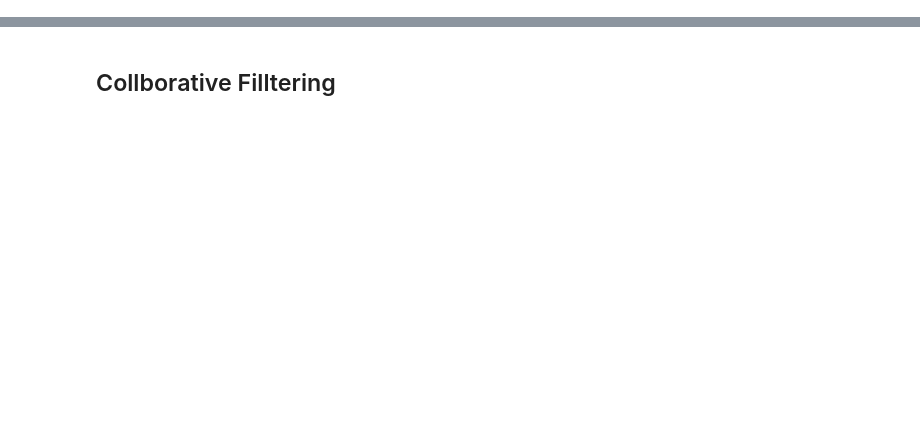
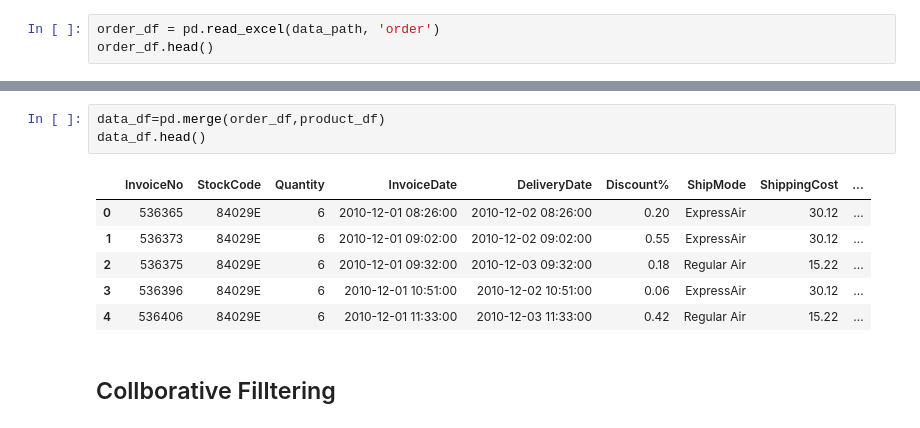
Before and after one commit to PhatNguyen3174/e-commerce_hybrid_recommendation_system, a Jupyter notebook: RS_Hybrid Recommendation System.ipynb, the cells around one changed output, grey strips where cells are left out. Saved outputs shown, nothing was run; the diff lists cells and outputs as text; blank space fills up the shorter version.

```diff
--- a/RS_Hybrid Recommendation System.ipynb
+++ b/RS_Hybrid Recommendation System.ipynb
@@ -8 +9,4 @@ product_path = 'Datasets\Rec_sys_content.csv' # @param {type:"string"}
 data_path='Datasets/Rec_sys_data.xlsx'# @param {type:"string"}
+# %%
+order_df = pd.read_excel(data_path, 'order')
+order_df.head()
@@ -30,2 +30,12 @@ product_df.head()
+# %%
+data_df=pd.merge(order_df,product_df)
+data_df.head()
+# %% [output]
+|  | InvoiceNo | StockCode | Quantity | InvoiceDate | DeliveryDate | Discount% | ShipMode | ShippingCost | ... |
+| 0 | 536365 | 84029E | 6 | 2010-12-01 08:26:00 | 2010-12-02 08:26:00 | 0.20 | ExpressAir | 30.12 | ... |
+| 1 | 536373 | 84029E | 6 | 2010-12-01 09:02:00 | 2010-12-02 09:02:00 | 0.55 | ExpressAir | 30.12 | ... |
+| 2 | 536375 | 84029E | 6 | 2010-12-01 09:32:00 | 2010-12-03 09:32:00 | 0.18 | Regular Air | 15.22 | ... |
+| 3 | 536396 | 84029E | 6 | 2010-12-01 10:51:00 | 2010-12-02 10:51:00 | 0.06 | ExpressAir | 30.12 | ... |
+| 4 | 536406 | 84029E | 6 | 2010-12-01 11:33:00 | 2010-12-03 11:33:00 | 0.42 | Regular Air | 15.22 | ... |
 # %% [markdown]
 ## Collborative Filltering
```
Also changed, not shown: parts of 19 cells of this notebook.
